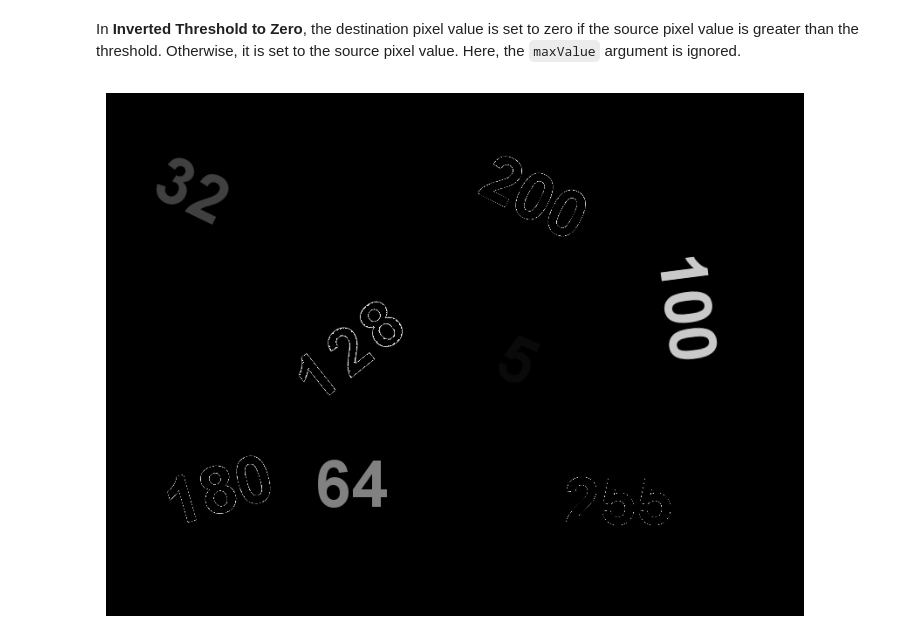
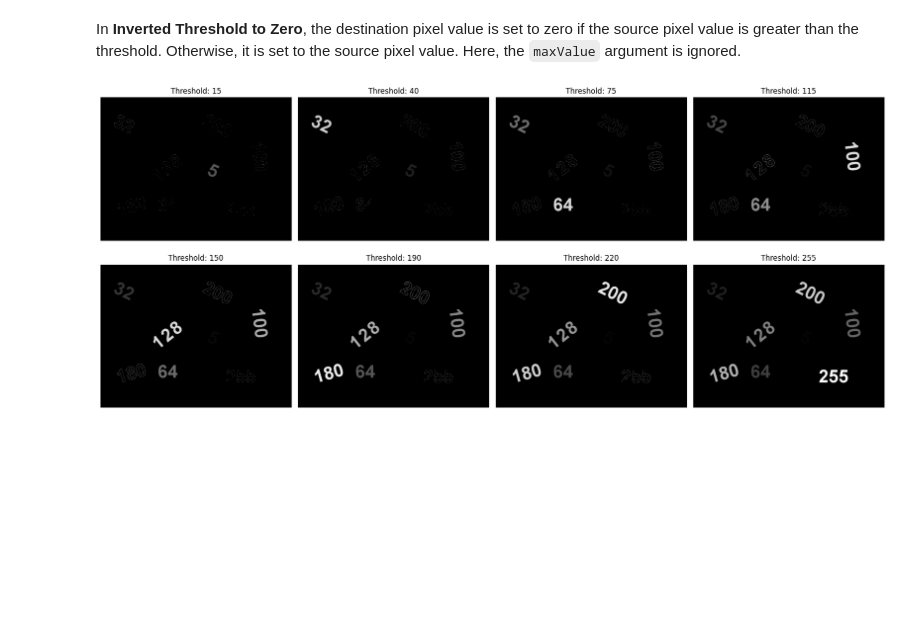
Before and after one commit to marzzelo/learnopencv, a Jupyter notebook: @GETTING STARTED WITH OPENCV/image_thresholding_in_OpenCV/MAV_image_thresholding.ipynb, the cells around one changed output. Cells and saved outputs as stored; diff of their text form; code cells hidden in the pictures; blank space fills up the shorter version.

```diff
--- a/@GETTING STARTED WITH OPENCV/image_thresholding_in_OpenCV/MAV_image_thresholding.ipynb
+++ b/@GETTING STARTED WITH OPENCV/image_thresholding_in_OpenCV/MAV_image_thresholding.ipynb
@@ -155,12 +153,17 @@ plt.show()
 In **Inverted Threshold to Zero**,  the destination pixel value is set to zero if the source pixel value is greater than the threshold. Otherwise, it is set to the source pixel value. Here, the `maxValue` argument is ignored.
 # %%
 # set threshold and maxValue
-thresh = 127
-maxValue = 255
+ths = [15, 40, 75, 115, 150, 190, 220, 255]
 
-th, dst = cv2.threshold(img_gr, thresh, maxValue, cv2.THRESH_TOZERO_INV);
-plt.imshow(dst, cmap='gray')
-plt.axis('off')
+plt.figure(figsize=(18, 8))
+plt.subplot(2, 4, 1)
+for i in range (0, len(ths)):
+    plt.subplot(2, 4, i+1)
+    plt.title('Threshold: ' + str(ths[i]))
+    plt.imshow(cv2.threshold(img_gr, ths[i], None, cv2.THRESH_TOZERO_INV)[1], cmap='gray')
+    plt.axis('off')
+
+plt.tight_layout()
 plt.show()
 # %% [output]
-[figure, old version]
+[figure, new version]
```
Also changed, not shown: parts of 2 cells of this notebook, 37 other files.
